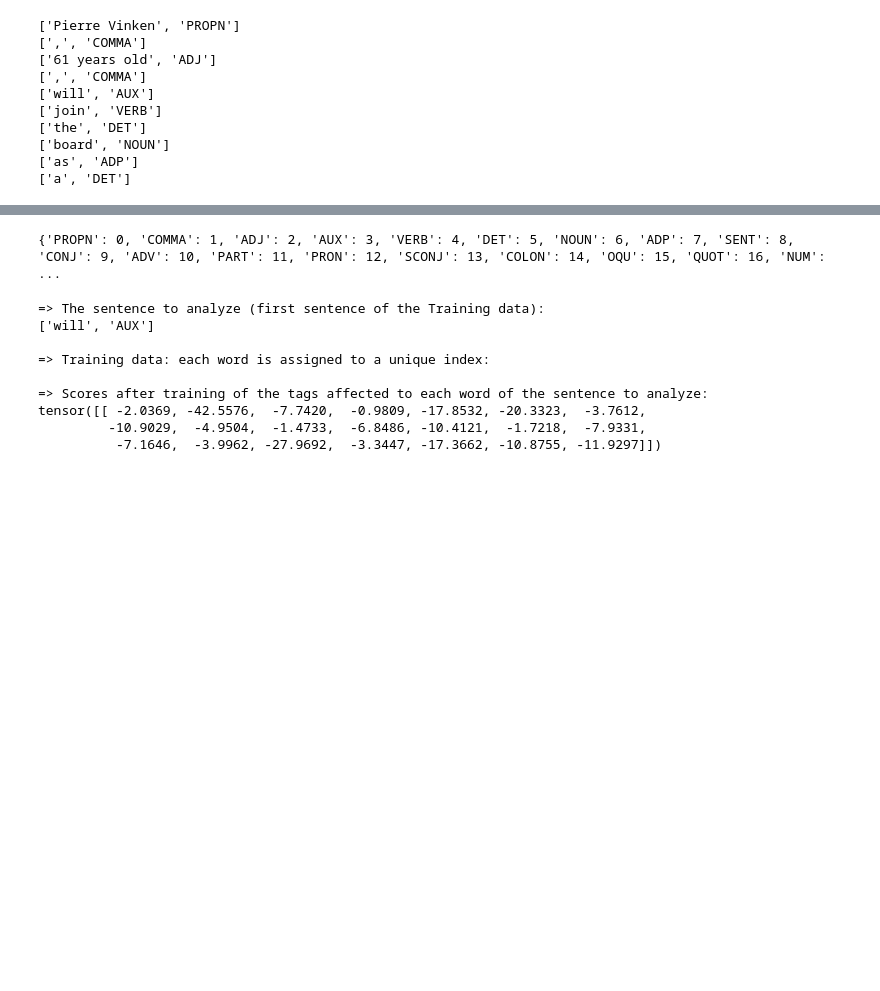
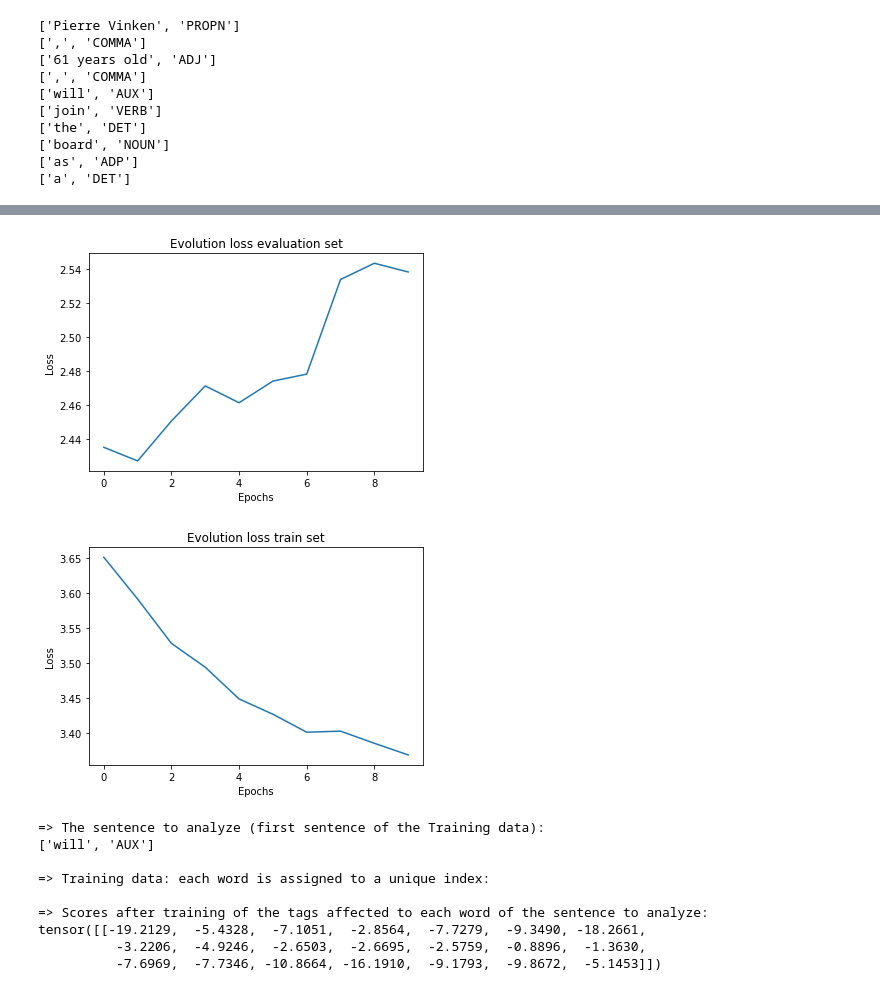
Before and after one commit to atn99/TAL, a Jupyter notebook: Projet/Projet_TAL/sample_lstm_pos_tagging_training_model.ipynb, the cells around one changed output, grey strips where cells are left out. Drawn from its saved outputs; the diff is of its cells as text; code cells hidden in the pictures; blank space fills up the shorter version.

Commit message:
Plot

```diff
--- a/Projet/Projet_TAL/sample_lstm_pos_tagging_training_model.ipynb
+++ b/Projet/Projet_TAL/sample_lstm_pos_tagging_training_model.ipynb
@@ -10,12 +14,25 @@ import torch.optim as optim
+# %%
+#donne les index de seq et les mets dans un tensor
+def prepare_sequence(seq, to_ix):
+    idxs = [to_ix[seq]]
+    return torch.tensor(idxs, dtype=torch.long)
+
+#affiche
+def affiche(losses_eval, losses_train):
+    plt.plot(np.arange(0,len(losses_eval)),losses_eval)
+    plt.title('Evolution loss evaluation set')
+    plt.xlabel("Epochs")
+    plt.ylabel("Loss")
+    plt.show()
+
+    plt.plot(np.arange(0,len(losses_train)),losses_train)
+    plt.title('Evolution loss train set')
+    plt.xlabel("Epochs")
+    plt.ylabel("Loss")
+    plt.show()
 # %%
-################# Prepare data #################
-def prepare_sequence(seq, to_ix):
-    idxs = [to_ix[seq]]
-    return torch.tensor(idxs, dtype=torch.long)
-
-
 data_file = open('pos_reference.txt.lima', 'r')
-training_data = []
+data = []
 word_to_ix = {}
 tag_to_ix = {}
 
@@ -34,7 +51,7 @@ for line in data_file :
         if wordAndToken[1] not in tag_to_ix:
             tag_to_ix[wordAndToken[1]] = len(tag_to_ix)
 
-        training_data.append(wordAndToken)
+        data.append(wordAndToken)
 # %%
 print(tag_to_ix)
 # %% [output]
@@ -58,3 +77,11 @@ for i in range(10):
+# %%
+nb_line = len(data)
+line_80 = round((nb_line*80)/100)
+line_10 = round((nb_line*10)/100)
+
+trainSet = data[:line_80]
+testSet = data[line_80+1:line_80+line_10]
+evalSet = data[line_80+line_10+1:]
 # %%
 ################# Create the model #################
 class LSTMTagger(nn.Module):
@@ -152,14 +215,15 @@ tensor([[ -1.9682,  -7.0029,  -5.3558,  -2.7790,  -3.1751,  -0.6248,  -1.9799,
-# %%
-print(tag_to_ix)
-# %% [output]
-{'PROPN': 0, 'COMMA': 1, 'ADJ': 2, 'AUX': 3, 'VERB': 4, 'DET': 5, 'NOUN': 6, 'ADP': 7, 'SENT': 8, 'CONJ': 9, 'ADV': 10, 'PART': 11, 'PRON': 12, 'SCONJ': 13, 'COLON': 14, 'OQU': 15, 'QUOT': 16, 'NUM':  ...
+# %%
+affiche(losses_eval, losses_train)
+# %% [output]
+[figure, added]
+[figure, added]
 # %%
 # See what the scores are after training
 with torch.no_grad():
-    inputs = prepare_sequence(training_data[4][0], word_to_ix)
+    inputs = prepare_sequence(trainSet[4][0], word_to_ix)
     print()
     print('=> The sentence to analyze (first sentence of the Training data):')
-    print(training_data[4])
+    print(trainSet[4])
 
     print()
     print("=> Training data: each word is assigned to a unique index:")
@@ -183,8 +247,8 @@ with torch.no_grad():
 => Training data: each word is assigned to a unique index:
 
 => Scores after training of the tags affected to each word of the sentence to analyze:
-tensor([[ -2.0369, -42.5576,  -7.7420,  -0.9809, -17.8532, -20.3323,  -3.7612,
-         -10.9029,  -4.9504,  -1.4733,  -6.8486, -10.4121,  -1.7218,  -7.9331,
-          -7.1646,  -3.9962, -27.9692,  -3.3447, -17.3662, -10.8755, -11.9297]])
+tensor([[-19.2129,  -5.4328,  -7.1051,  -2.8564,  -7.7279,  -9.3490, -18.2661,
+          -3.2206,  -4.9246,  -2.6503,  -2.6695,  -2.5759,  -0.8896,  -1.3630,
+          -7.6969,  -7.7346, -10.8664, -16.1910,  -9.1793,  -9.8672,  -5.1453]])
 # %%
 #Dans le tensor ci-dessus, le score le plus haut correspond au resultat le plus probable.
```
Also changed, not shown: parts of 7 cells of this notebook, 2 other files.
